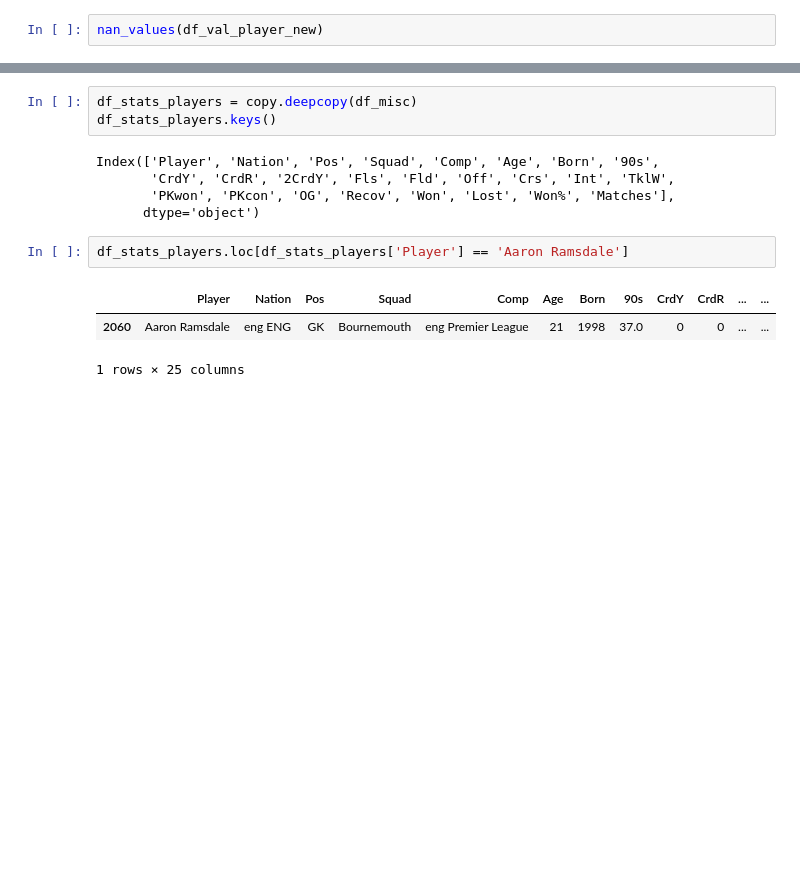
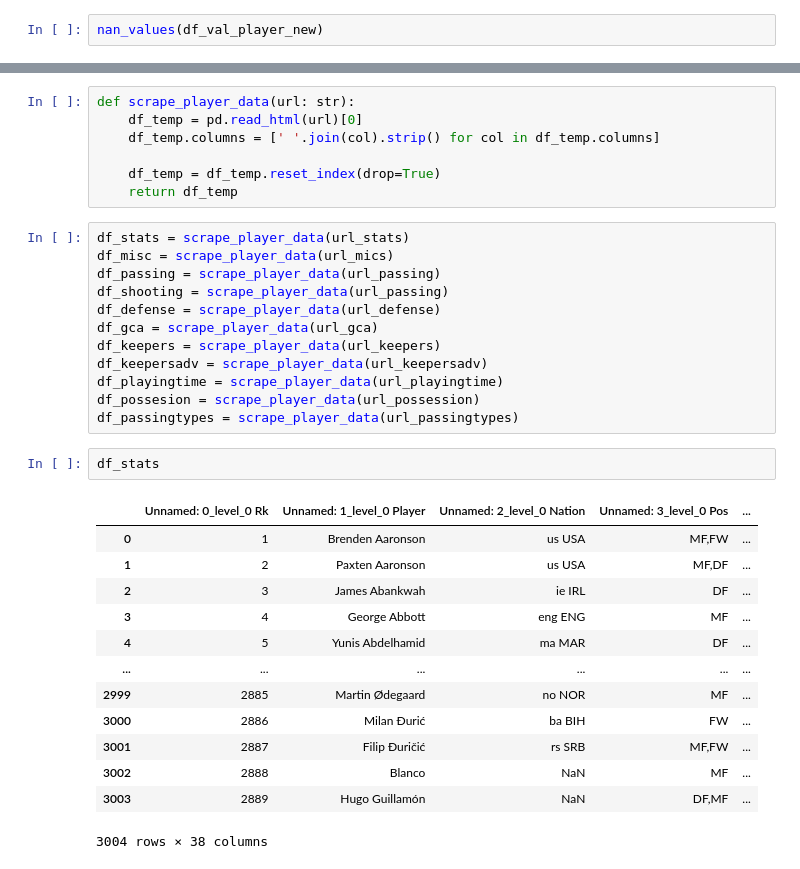
Before and after one commit to aryangarg794/JBI100, a Jupyter notebook: Notebook/Regression_model_valuation.ipynb, the cells around one changed output, grey strips where cells are left out. Cells and saved outputs as stored; diff of their text form; blank space fills up the shorter version.

Commit message:
scraped big 5, but regression not needed anymore

```diff
--- a/Notebook/Regression_model_valuation.ipynb
+++ b/Notebook/Regression_model_valuation.ipynb
@@ -136,14 +125,35 @@ df_misc
-# %%
-df_stats_players = copy.deepcopy(df_misc)
-df_stats_players.keys()
-# %% [output]
-Index(['Player', 'Nation', 'Pos', 'Squad', 'Comp', 'Age', 'Born', '90s',
-       'CrdY', 'CrdR', '2CrdY', 'Fls', 'Fld', 'Off', 'Crs', 'Int', 'TklW',
-       'PKwon', 'PKcon', 'OG', 'Recov', 'Won', 'Lost', 'Won%', 'Matches'],
-      dtype='object')
-# %%
-df_stats_players.loc[df_stats_players['Player'] == 'Aaron Ramsdale']
-# %% [output]
-|  | Player | Nation | Pos | Squad | Comp | Age | Born | 90s | CrdY | CrdR | ... | ... |
-| 2060 | Aaron Ramsdale | eng ENG | GK | Bournemouth | eng Premier League | 21 | 1998 | 37.0 | 0 | 0 | ... | ... |
-1 rows × 25 columns
+# %%
+def scrape_player_data(url: str):
+    df_temp = pd.read_html(url)[0]
+    df_temp.columns = [' '.join(col).strip() for col in df_temp.columns]
+
+    df_temp = df_temp.reset_index(drop=True)
+    return df_temp
+# %%
+df_stats = scrape_player_data(url_stats)
+df_misc = scrape_player_data(url_mics)
+df_passing = scrape_player_data(url_passing)
+df_shooting = scrape_player_data(url_passing)
+df_defense = scrape_player_data(url_defense)
+df_gca = scrape_player_data(url_gca)
+df_keepers = scrape_player_data(url_keepers)
+df_keepersadv = scrape_player_data(url_keepersadv)
+df_playingtime = scrape_player_data(url_playingtime)
+df_possesion = scrape_player_data(url_possession)
+df_passingtypes = scrape_player_data(url_passingtypes)
+# %%
+df_stats
+# %% [output]
+|  | Unnamed: 0_level_0 Rk | Unnamed: 1_level_0 Player | Unnamed: 2_level_0 Nation | Unnamed: 3_level_0 Pos | ... |
+| 0 | 1 | Brenden Aaronson | us USA | MF,FW | ... |
+| 1 | 2 | Paxten Aaronson | us USA | MF,DF | ... |
+| 2 | 3 | James Abankwah | ie IRL | DF | ... |
+| 3 | 4 | George Abbott | eng ENG | MF | ... |
+| 4 | 5 | Yunis Abdelhamid | ma MAR | DF | ... |
+| ... | ... | ... | ... | ... | ... |
+| 2999 | 2885 | Martin Ødegaard | no NOR | MF | ... |
+| 3000 | 2886 | Milan Đurić | ba BIH | FW | ... |
+| 3001 | 2887 | Filip Đuričić | rs SRB | MF,FW | ... |
+| 3002 | 2888 | Blanco | NaN | MF | ... |
+| 3003 | 2889 | Hugo Guillamón | NaN | DF,MF | ... |
+3004 rows × 38 columns
```
Also changed, not shown: parts of 5 cells of this notebook.
